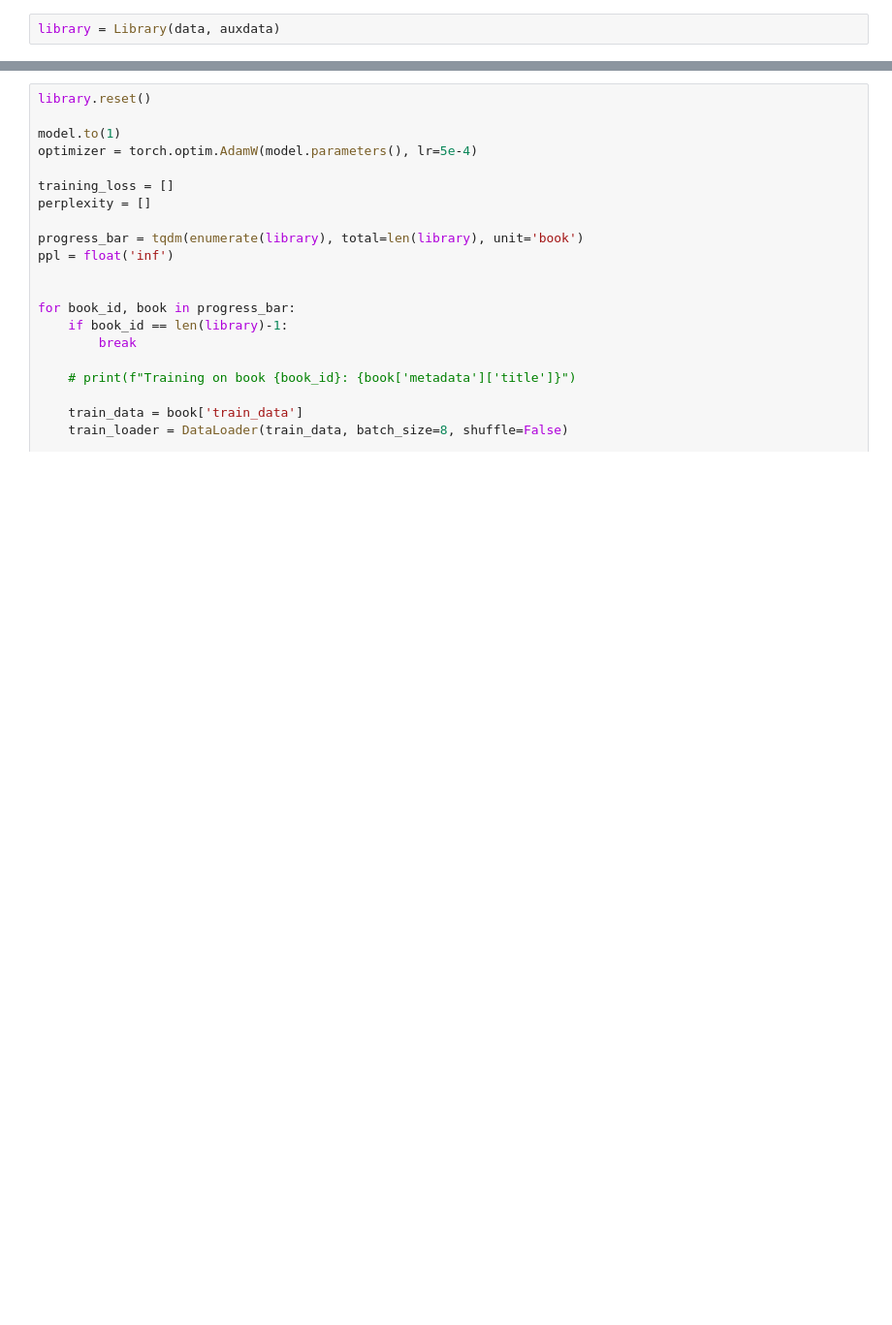
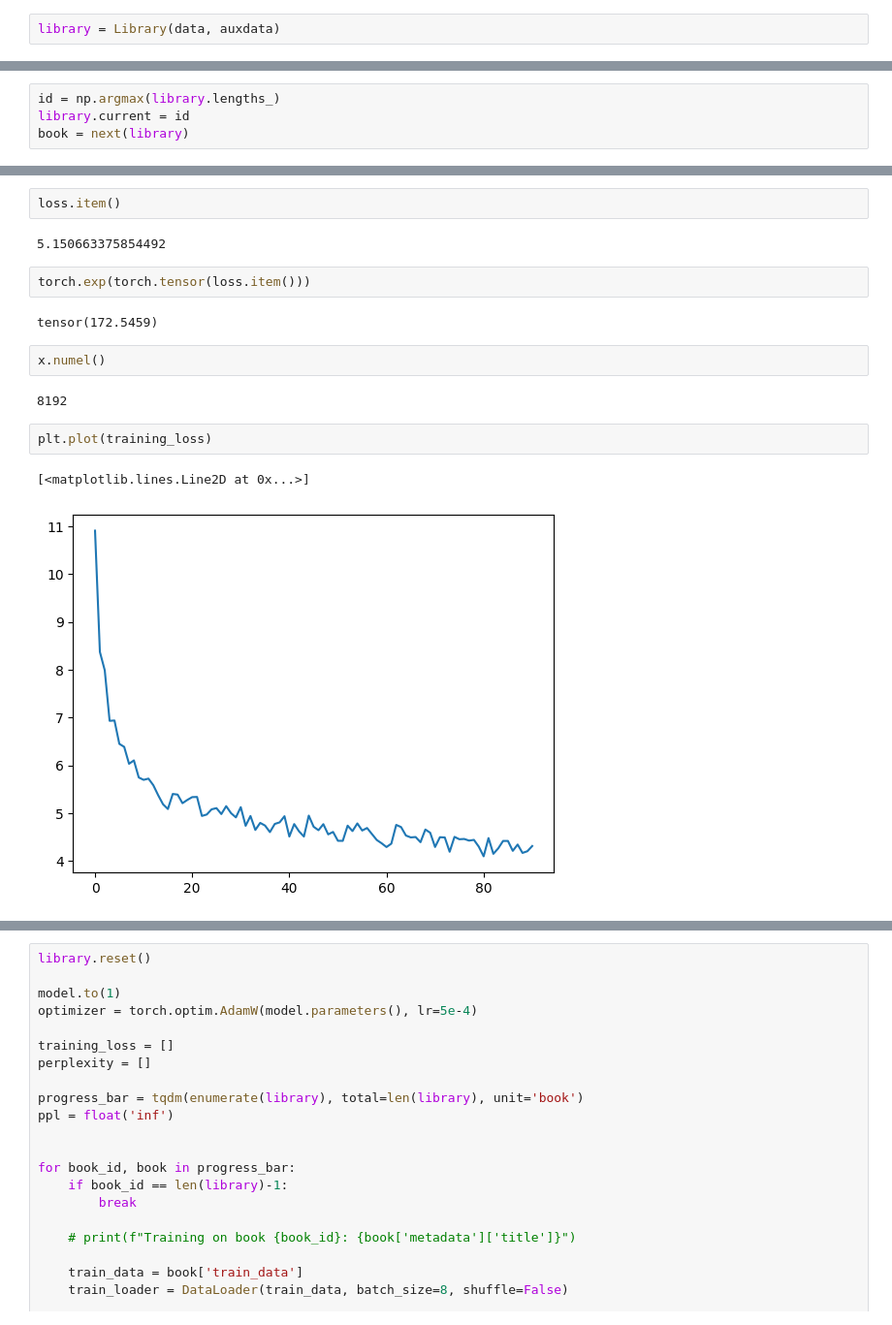
Before and after one commit to Laknath1996/RAG-exps, a Jupyter notebook: src/dev.ipynb, the cells around one changed output, grey strips where cells are left out. Shown: that part at 97% size. Drawn from its saved outputs; the diff is of its cells as text; blank space fills up the shorter version.

```diff
--- a/src/dev.ipynb
+++ b/src/dev.ipynb
@@ -72,0 +99,4 @@ library.current = 354
+# %%
+id = np.argmax(library.lengths_)
+library.current = id
+book = next(library)
@@ -72,0 +150,17 @@ library.current = 354
+# %%
+loss.item()
+# %% [output]
+5.150663375854492
+# %%
+torch.exp(torch.tensor(loss.item()))
+# %% [output]
+tensor(172.5459)
+# %%
+x.numel()
+# %% [output]
+8192
+# %%
+plt.plot(training_loss)
+# %% [output]
+[<matplotlib.lines.Line2D at 0x...>]
+[figure, added]
```
Also changed, not shown: parts of 6 cells of this notebook, 6 other files.
